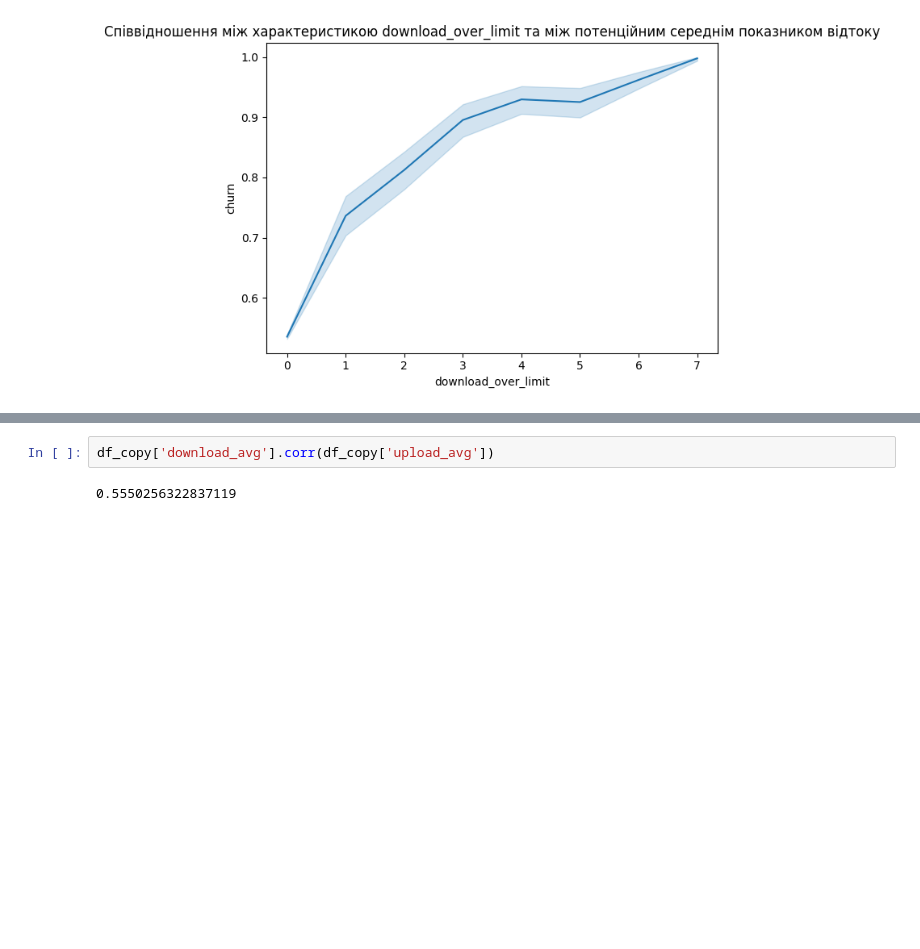
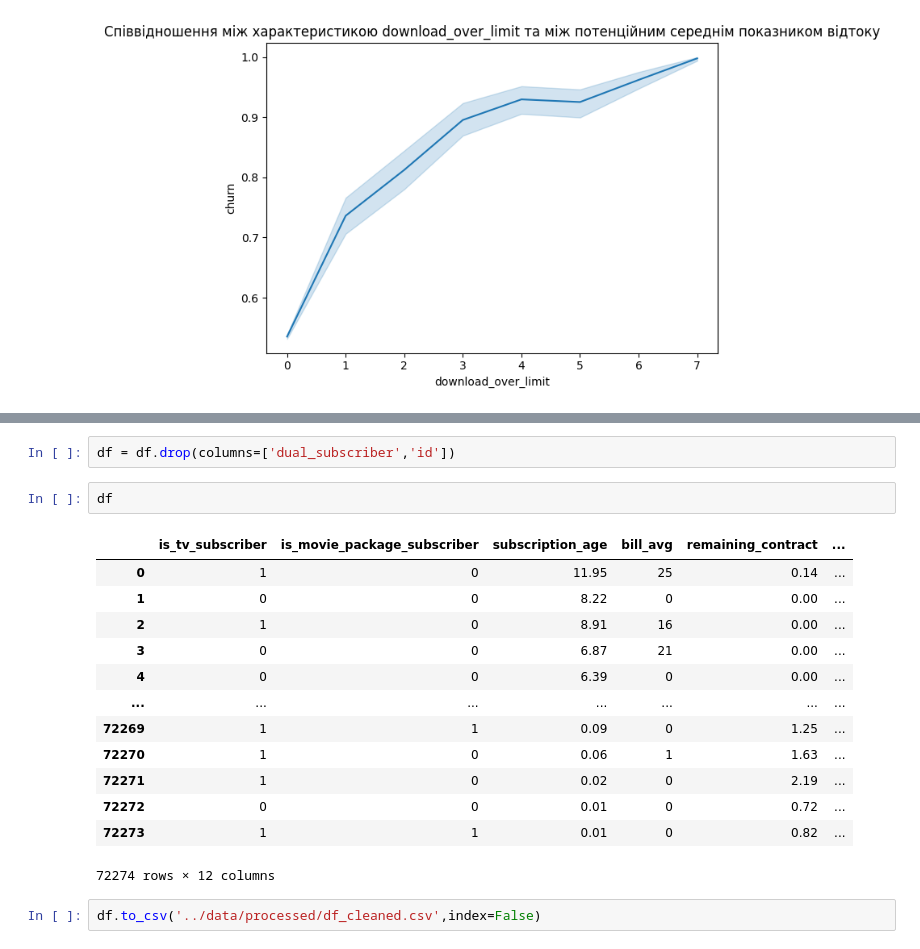
Before and after one commit to MaksimDar/telecom-churn-prediction, a Jupyter notebook: notebooks/01_eda.ipynb, the cells around one changed output, grey strips where cells are left out. Cells and saved outputs as stored; diff of their text form; blank space fills up the shorter version.

```diff
--- a/notebooks/01_eda.ipynb
+++ b/notebooks/01_eda.ipynb
@@ -859,6 +858,22 @@ plt.show()
 # %% [output]
 [figure]
 # %%
-df_copy['download_avg'].corr(df_copy['upload_avg'])
+df = df.drop(columns=['dual_subscriber','id'])
-# %% [output]
-0.5550256322837119
+# %%
+df
+# %% [output]
+|  | is_tv_subscriber | is_movie_package_subscriber | subscription_age | bill_avg | remaining_contract | ... |
+| 0 | 1 | 0 | 11.95 | 25 | 0.14 | ... |
+| 1 | 0 | 0 | 8.22 | 0 | 0.00 | ... |
+| 2 | 1 | 0 | 8.91 | 16 | 0.00 | ... |
+| 3 | 0 | 0 | 6.87 | 21 | 0.00 | ... |
+| 4 | 0 | 0 | 6.39 | 0 | 0.00 | ... |
+| ... | ... | ... | ... | ... | ... | ... |
+| 72269 | 1 | 1 | 0.09 | 0 | 1.25 | ... |
+| 72270 | 1 | 0 | 0.06 | 1 | 1.63 | ... |
+| 72271 | 1 | 0 | 0.02 | 0 | 2.19 | ... |
+| 72272 | 0 | 0 | 0.01 | 0 | 0.72 | ... |
+| 72273 | 1 | 1 | 0.01 | 0 | 0.82 | ... |
+72274 rows × 12 columns
+# %%
+df.to_csv('../data/processed/df_cleaned.csv',index=False)
```
Also changed, not shown: parts of 8 cells of this notebook, 1 other file.
